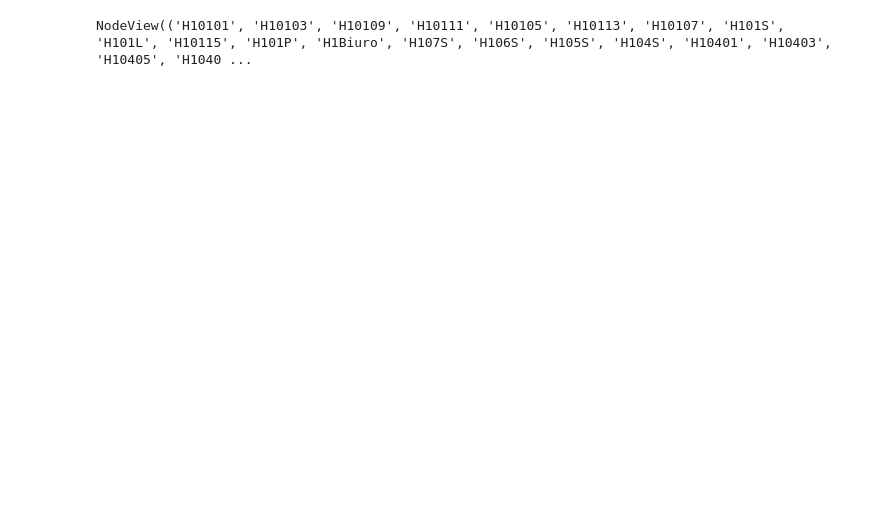
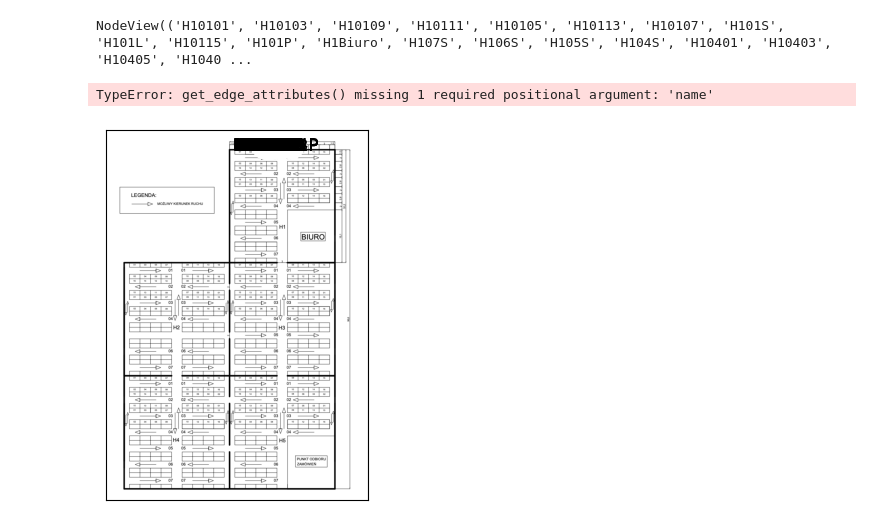
Before and after one commit to pawel-tumialis/Warehouse_Turtles, a Jupyter notebook: warehouse_Best.ipynb, the cells around one changed output. Saved outputs shown, nothing was run; the diff lists cells and outputs as text; code cells hidden in the pictures; blank space fills up the shorter version.

```diff
--- a/warehouse_Best.ipynb
+++ b/warehouse_Best.ipynb
@@ -279,0 +292,12 @@ NodeView(('H10101', 'H10103', 'H10109', 'H10111', 'H10105', 'H10113', 'H10107',
+# %%
+pos=draw_nodes(H1,600,60)
+# %%
+img = plt.imread("magazyn.jpg")
+fig, ax = plt.subplots()
+ax.imshow(img)
+nx.draw_networkx(H1,pos,node_color="white")
+labels = nx.get_edge_attributes(H1)
+nx.draw_networkx_edge_labels(H1,pos,edge_labels=labels)
+# %% [output]
+TypeError: get_edge_attributes() missing 1 required positional argument: 'name'
+[figure, added]
```
Also changed, not shown: parts of 8 cells of this notebook.
